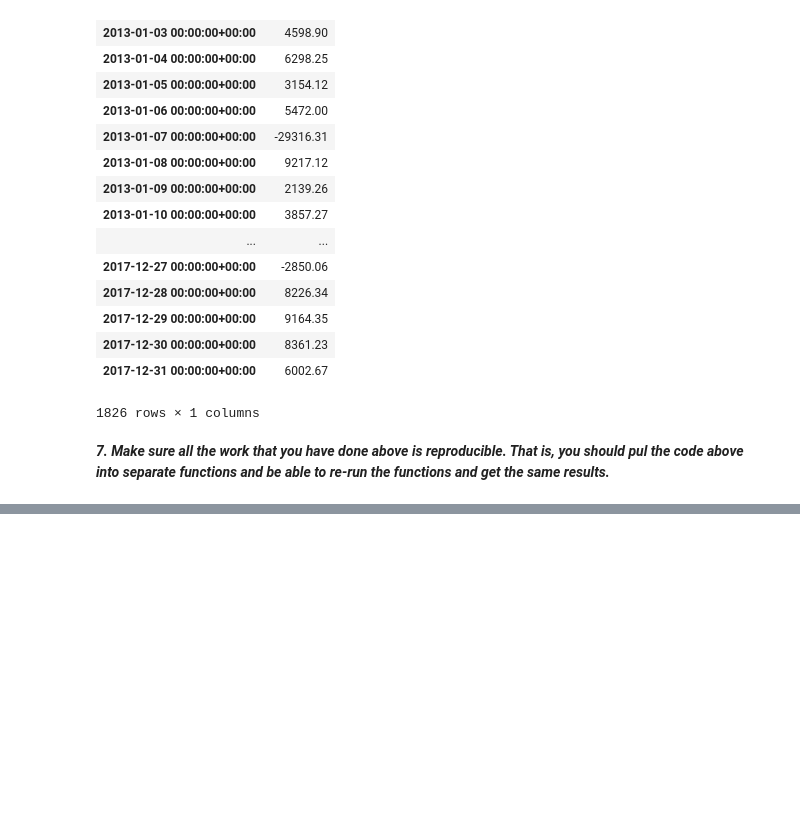
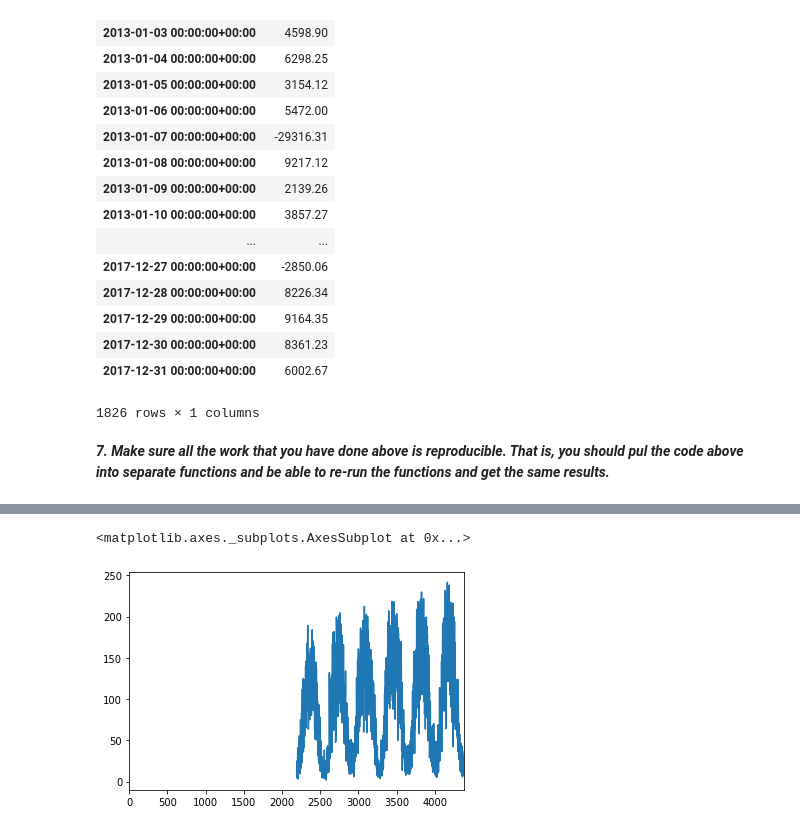
Before and after one commit to SaraPena/ds-methodologies-exercises, a Jupyter notebook: time_series/prepare-exercises.ipynb, the cells around one changed output, grey strips where cells are left out. Saved outputs shown, nothing was run; the diff lists cells and outputs as text; code cells hidden in the pictures; blank space fills up the shorter version.

```diff
--- a/time_series/prepare-exercises.ipynb
+++ b/time_series/prepare-exercises.ipynb
@@ -231,0 +308,5 @@ by_date[['sales_total']].resample('D').sum().diff()
+# %%
+df.Solar.plot()
+# %% [output]
+<matplotlib.axes._subplots.AxesSubplot at 0x...>
+[figure, added]
```
Also changed, not shown: parts of 28 cells of this notebook.
